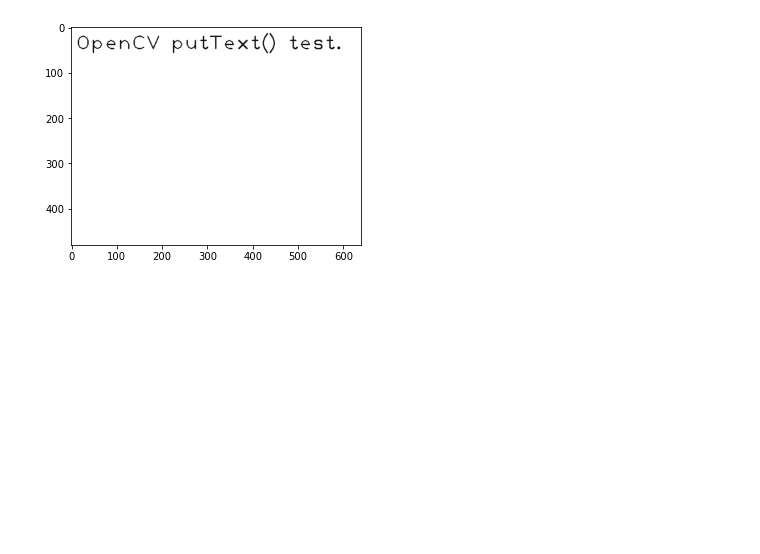
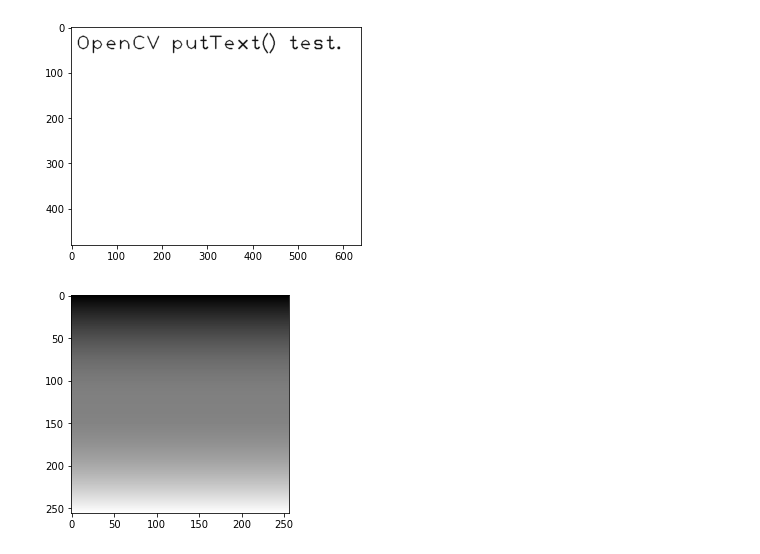
Before and after one commit to robotic-vision-lab/Vision-Based-Guidance-For-Tracking-Dynamic-Objects, a Jupyter notebook: test_optical_flow.ipynb, the cells around one changed output. Drawn from its saved outputs; the diff is of its cells as text; code cells hidden in the pictures; blank space fills up the shorter version.

```diff
--- a/test_optical_flow.ipynb
+++ b/test_optical_flow.ipynb
@@ -245,3 +245,18 @@ plt.imshow(img_text)
 # %% [output]
 <matplotlib.image.AxesImage at 0x...>
 [figure]
+# %%
+import cv2 as cv
+import matplotlib.pyplot as plt
+from horn_schunk import get_color_scheme
+
+img, u, v = get_color_scheme((128,128))
+cv.imwrite('out_img_color_scheme_128.jpg', img)
+
+img, u, v = get_color_scheme((256,256))
+cv.imwrite('out_img_color_scheme_256.jpg', img)
+
+plt.imshow(v, cmap='gray')
+plt.show()
+# %% [output]
+[figure, added]
```
Also changed, not shown: 1 other file.
